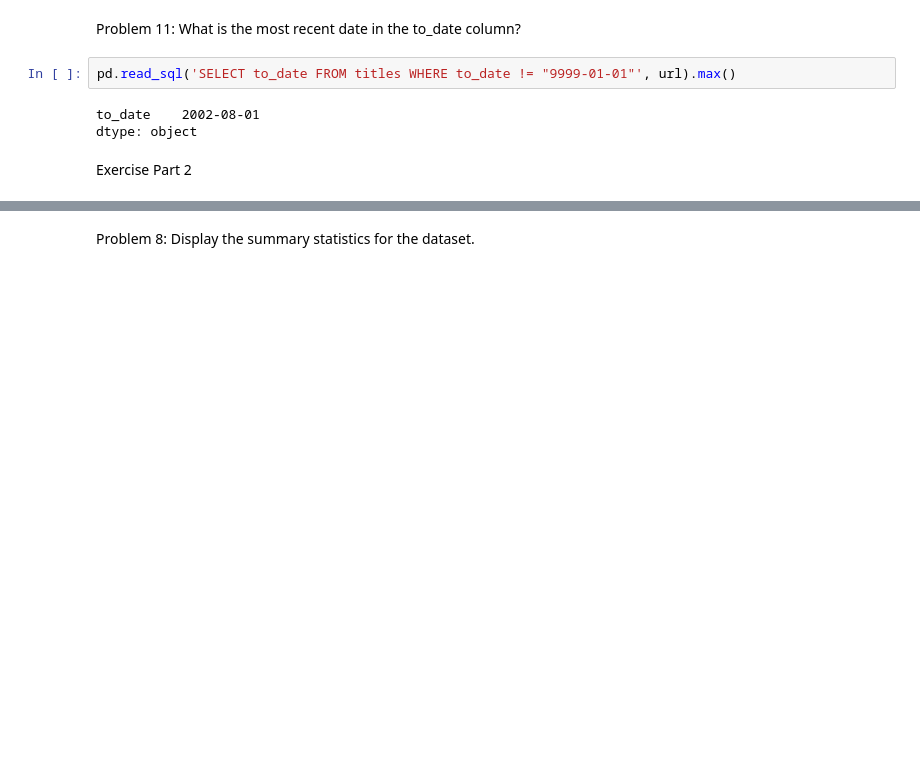
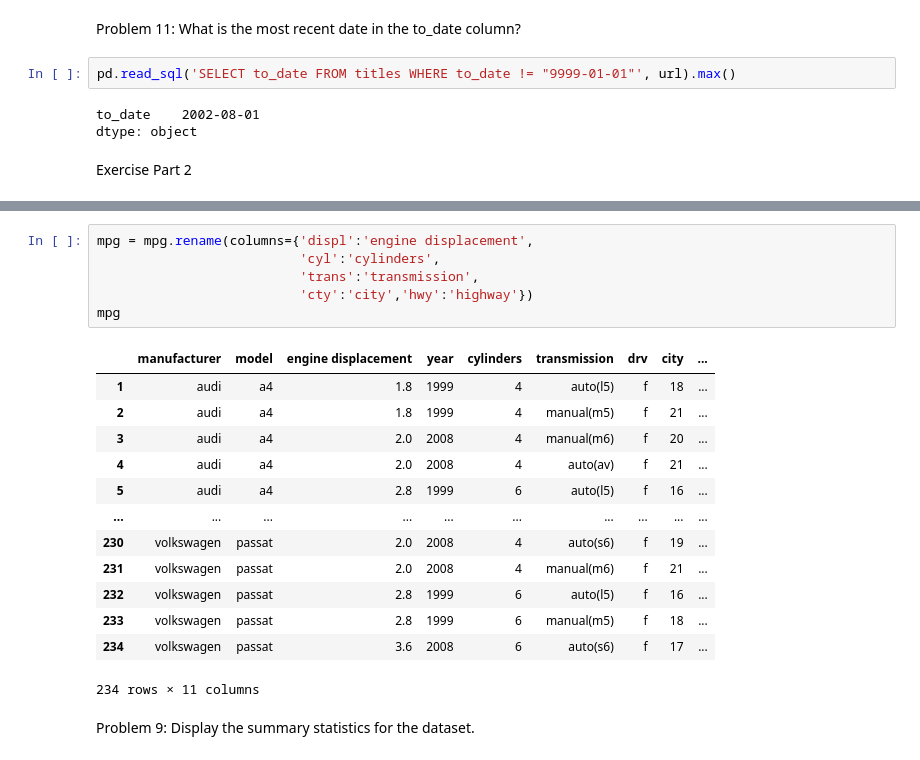
Before and after one commit to mwboiss/numpy-pandas-visualization-exercises, a Jupyter notebook: advanced_dataframes.ipynb, the cells around one changed output, grey strips where cells are left out. Drawn from its saved outputs; the diff is of its cells as text; blank space fills up the shorter version.

```diff
--- a/advanced_dataframes.ipynb
+++ b/advanced_dataframes.ipynb
@@ -191,2 +346,22 @@ Problem 7: Check out your column names and perform any cleanup you may want on t
+# %%
+mpg = mpg.rename(columns={'displ':'engine displacement',
+                          'cyl':'cylinders',
+                          'trans':'transmission',
+                          'cty':'city','hwy':'highway'})
+mpg
+# %% [output]
+|  | manufacturer | model | engine displacement | year | cylinders | transmission | drv | city | ... |
+| 1 | audi | a4 | 1.8 | 1999 | 4 | auto(l5) | f | 18 | ... |
+| 2 | audi | a4 | 1.8 | 1999 | 4 | manual(m5) | f | 21 | ... |
+| 3 | audi | a4 | 2.0 | 2008 | 4 | manual(m6) | f | 20 | ... |
+| 4 | audi | a4 | 2.0 | 2008 | 4 | auto(av) | f | 21 | ... |
+| 5 | audi | a4 | 2.8 | 1999 | 6 | auto(l5) | f | 16 | ... |
+| ... | ... | ... | ... | ... | ... | ... | ... | ... | ... |
+| 230 | volkswagen | passat | 2.0 | 2008 | 4 | auto(s6) | f | 19 | ... |
+| 231 | volkswagen | passat | 2.0 | 2008 | 4 | manual(m6) | f | 21 | ... |
+| 232 | volkswagen | passat | 2.8 | 1999 | 6 | auto(l5) | f | 16 | ... |
+| 233 | volkswagen | passat | 2.8 | 1999 | 6 | manual(m5) | f | 18 | ... |
+| 234 | volkswagen | passat | 3.6 | 2008 | 6 | auto(s6) | f | 17 | ... |
+234 rows × 11 columns
 # %% [markdown]
-Problem 8: Display the summary statistics for the dataset.
+Problem 9: Display the summary statistics for the dataset.
```
Also changed, not shown: parts of 72 cells of this notebook.
